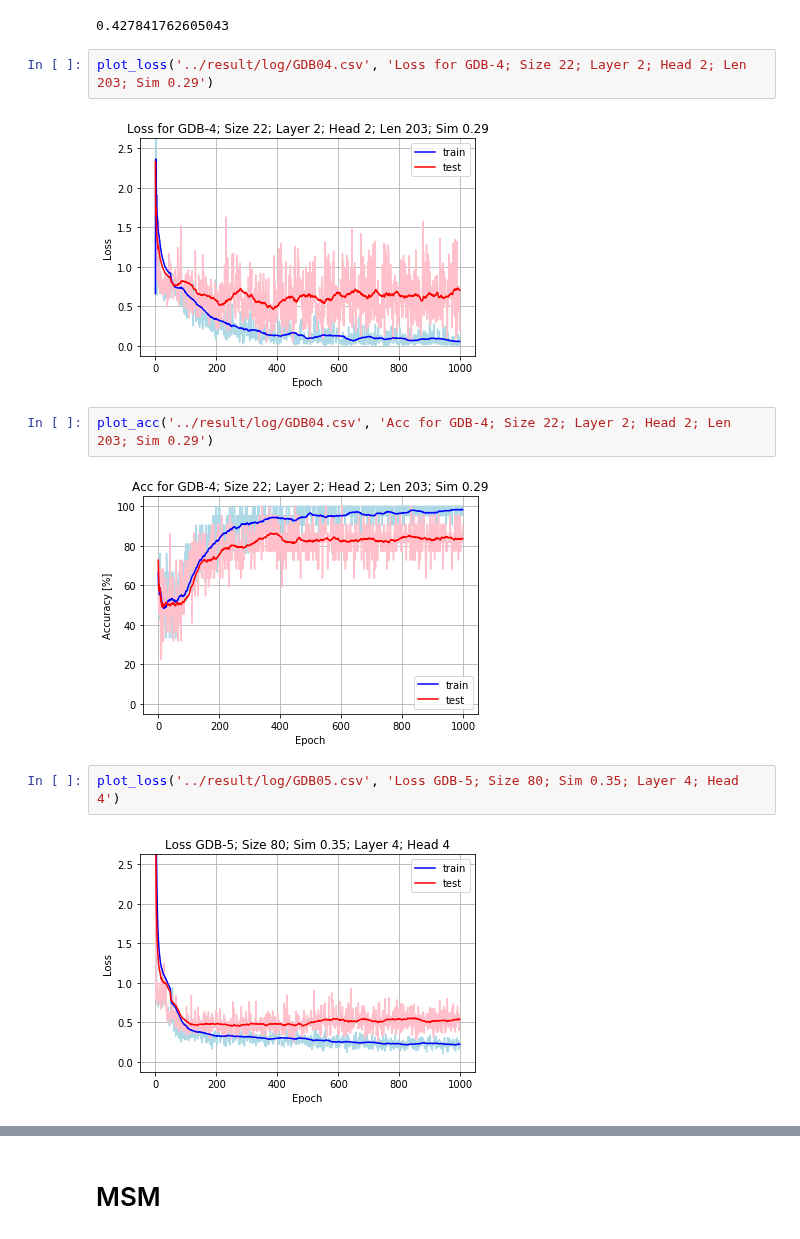
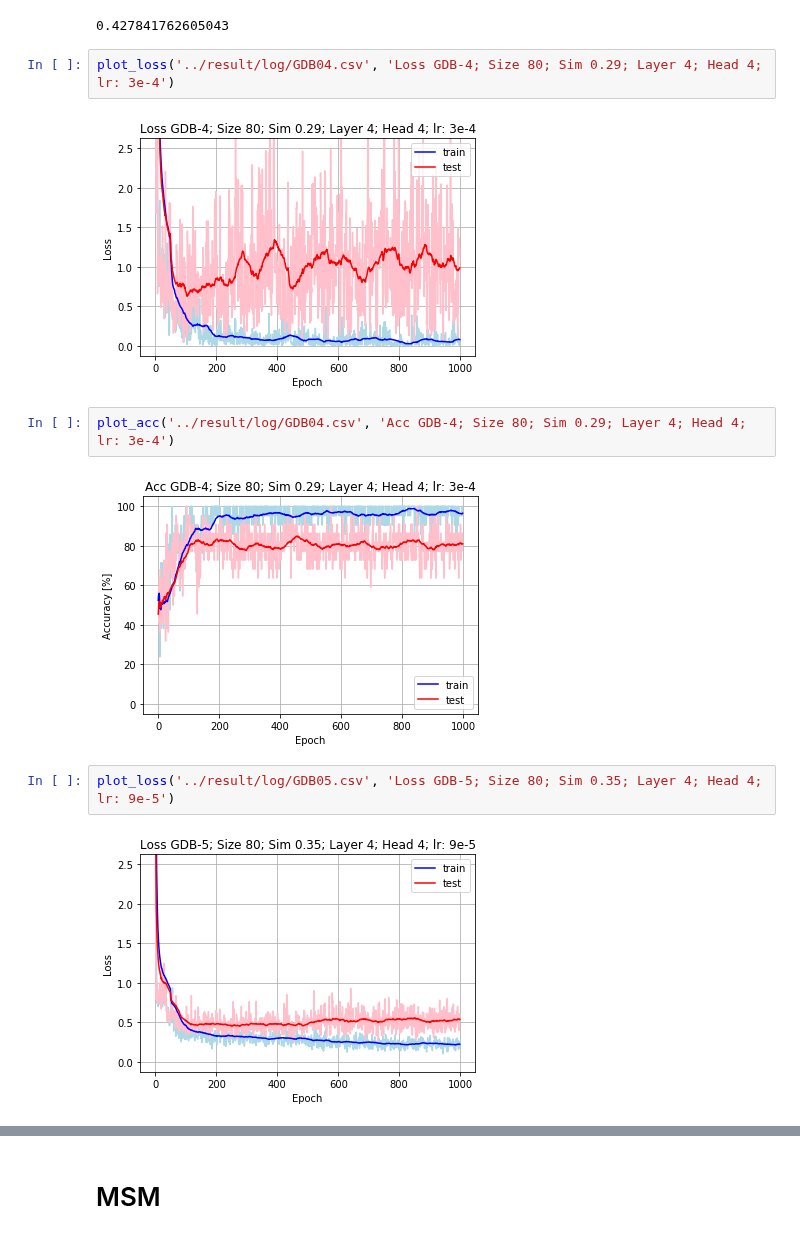
Before and after one commit to DSPsleeporg/smiles-transformer, a Jupyter notebook: smiles_transformer/Untitled.ipynb, the cells around one changed output, grey strips where cells are left out. Drawn from its saved outputs; the diff is of its cells as text.

```diff
--- a/smiles_transformer/Untitled.ipynb
+++ b/smiles_transformer/Untitled.ipynb
@@ -55,15 +55,15 @@ pd.read_csv('data/gdb06_bert_train.csv')['tanimoto'].mean()
 # %% [output]
 0.427841762605043
 # %%
-plot_loss('../result/log/GDB04.csv', 'Loss for GDB-4; Size 22; Layer 2; Head 2; Len 203; Sim 0.29')
+plot_loss('../result/log/GDB04.csv', 'Loss GDB-4; Size 80; Sim 0.29; Layer 4; Head 4; lr: 3e-4')
 # %% [output]
-[figure, old version]
+[figure, new version]
 # %%
-plot_acc('../result/log/GDB04.csv', 'Acc for GDB-4; Size 22; Layer 2; Head 2; Len 203; Sim 0.29')
+plot_acc('../result/log/GDB04.csv', 'Acc GDB-4; Size 80; Sim 0.29; Layer 4; Head 4; lr: 3e-4')
 # %% [output]
-[figure, old version]
+[figure, new version]
 # %%
-plot_loss('../result/log/GDB05.csv', 'Loss GDB-5; Size 80; Sim 0.35; Layer 4; Head 4')
+plot_loss('../result/log/GDB05.csv', 'Loss GDB-5; Size 80; Sim 0.35; Layer 4; Head 4; lr: 9e-5')
 # %% [output]
-[figure, old version]
+[figure, new version]
 # %%
```
Also changed, not shown: parts of 5 cells of this notebook, 4 other files.
